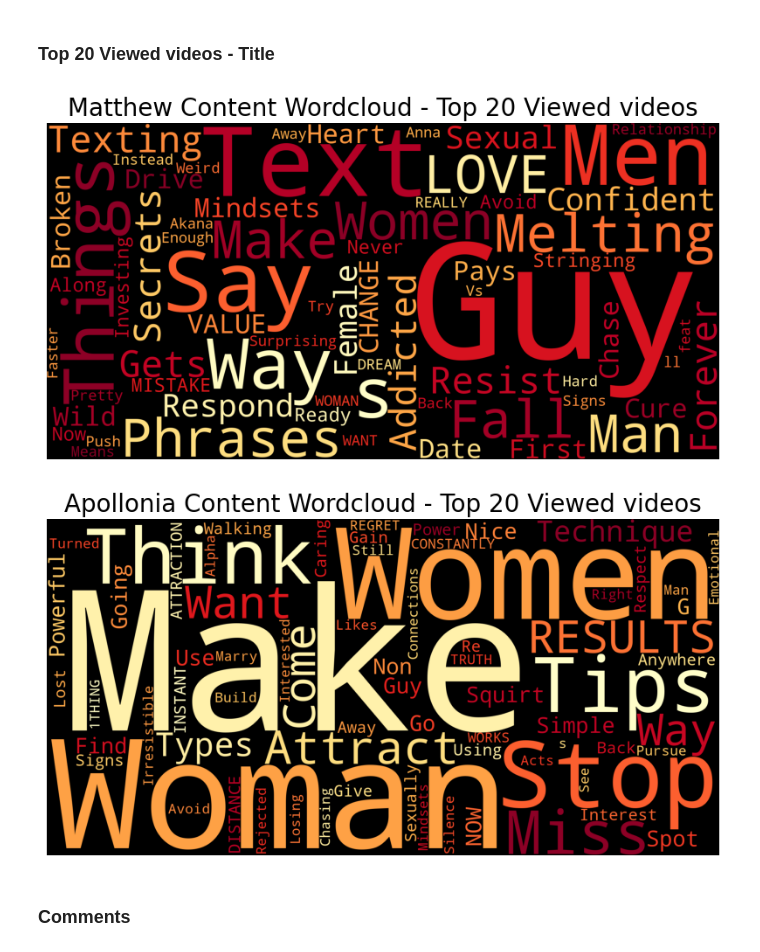
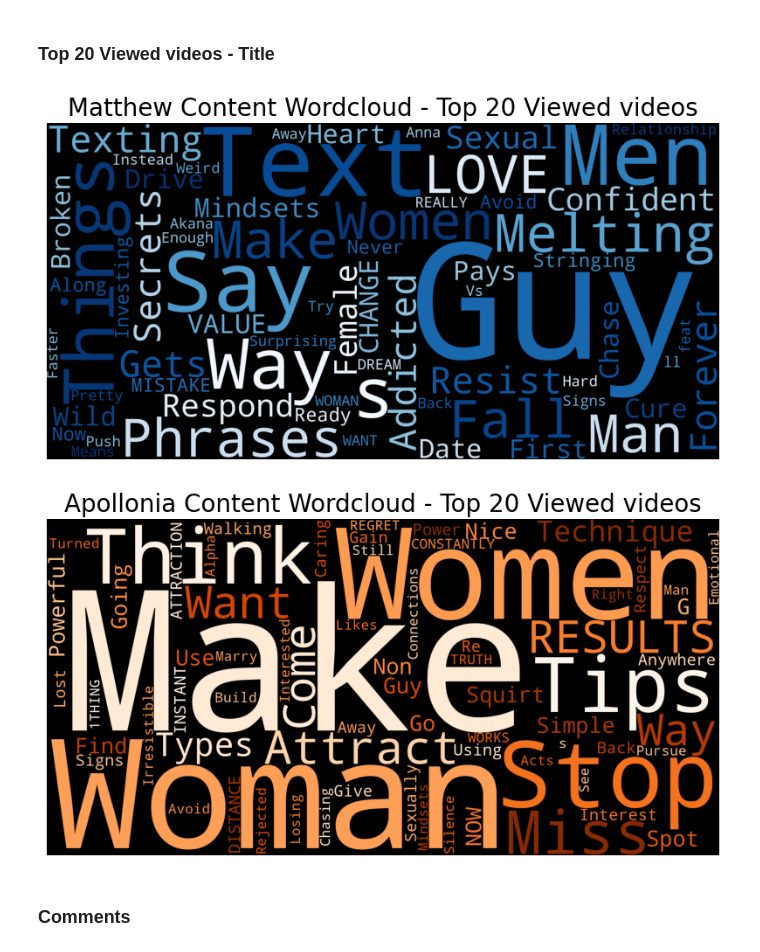
Before and after one commit to vsalto/Ironhack-Module3-project, a Jupyter notebook: notebooks/youtube_content_analysis.ipynb, the cells around one changed output. Drawn from its saved outputs; the diff is of its cells as text; code cells hidden in the pictures.

```diff
--- a/notebooks/youtube_content_analysis.ipynb
+++ b/notebooks/youtube_content_analysis.ipynb
@@ -1404,16 +1452,16 @@ matTitle = create_all_words_str(mat_df_sortedViews['Title'].head(20), remove_lis
 apoTitle = create_all_words_str(apo_df_sortedViews['Title'].head(20), remove_list=['Apollonia', 'Ponti'])
 # %%
 wordcloud_mat = WordCloud(width = 2000, height = 1000, random_state=1, background_color='black',
-                      colormap='YlOrRd', collocations=False).generate(matTitle)
+                      colormap='Blues', collocations=False).generate(matTitle)
 plot_cloud(wordcloud_mat, title='Matthew Content Wordcloud - Top 20 Viewed videos', save_path='../images/13_Wordcloud_Matthew_top20_Viewed_Titles.png')
 
 
 wordcloud_apo = WordCloud(width = 2000, height = 1000, random_state=1, background_color='black',
-                      colormap='YlOrRd', collocations=False).generate(apoTitle)
+                      colormap='Oranges', collocations=False).generate(apoTitle)
 plot_cloud(wordcloud_apo, title='Apollonia Content Wordcloud - Top 20 Viewed videos', save_path='../images/14_Wordcloud_Apollonia_top20_Viewed_Titles.png')
 # %% [output]
-[figure, old version]
+[figure, new version]
-[figure, old version]
+[figure, new version]
 # %% [markdown]
 ### Comments
 # %%
```
Also changed, not shown: parts of 45 cells of this notebook.
